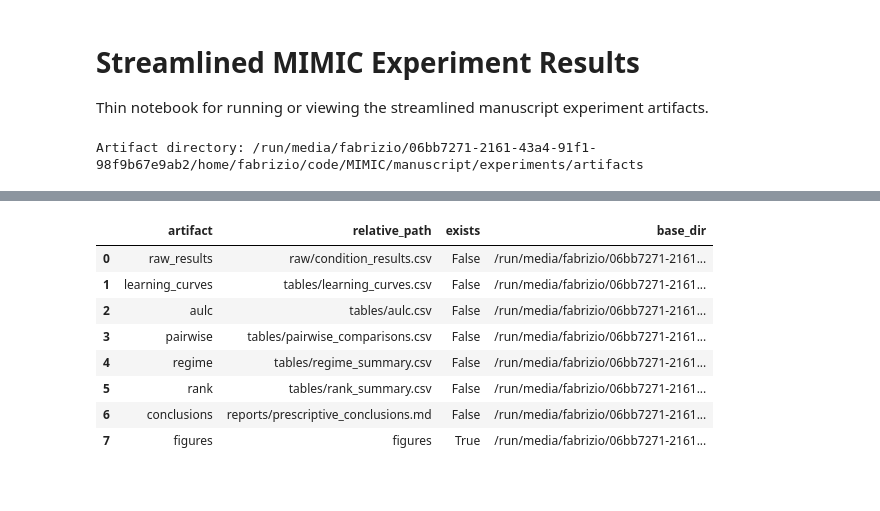
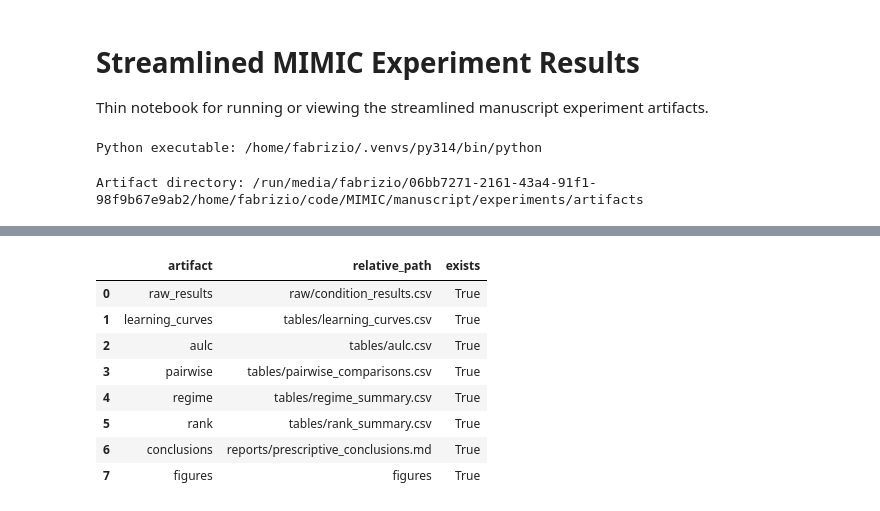
Before and after one commit to fabriziocosta/MIMIC, a Jupyter notebook: manuscript/experiments/notebooks/01_run_or_view_results.ipynb, the cells around one changed output, grey strips where cells are left out. Cells and saved outputs as stored; diff of their text form; code cells hidden in the pictures.

```diff
--- a/manuscript/experiments/notebooks/01_run_or_view_results.ipynb
+++ b/manuscript/experiments/notebooks/01_run_or_view_results.ipynb
@@ -33,6 +33,10 @@ ARTIFACT_DIR = None
 # %%
 from pathlib import Path
 import sys
+import pandas as pd
+
+pd.set_option("display.max_colwidth", None)
+pd.set_option("display.width", 240)
 
 PROJECT_ROOT = Path.cwd()
 while PROJECT_ROOT.name != "MIMIC" and PROJECT_ROOT.parent != PROJECT_ROOT:
@@ -43,34 +47,45 @@ for path in [PROJECT_ROOT / "src", EXPERIMENT_ROOT / "src"]:
     if str(path) not in sys.path:
         sys.path.insert(0, str(path))
 
+print(f"Python executable: {sys.executable}")
+try:
+    import scikit_posthocs
+except ModuleNotFoundError as exc:
+    raise ModuleNotFoundError(
+        "scikit-posthocs is required for critical difference diagrams. "
+        f"Install it in this notebook kernel with: {sys.executable} -m pip install scikit-posthocs"
+    ) from exc
+
 from streamlined.config import artifact_paths, ensure_artifact_dirs, load_config
 from streamlined.datasets import dataset_registry
 from streamlined.runner import artifact_manifest, run_profile
 from streamlined.plotting import plot_critical_difference_diagram, plot_mean_learning_curves, plot_rank_summary
+# %% [output]
+Python executable: /home/fabrizio/.venvs/py314/bin/python
 # %%
 config_path = Path(CONFIG_PATH) if CONFIG_PATH else EXPERIMENT_ROOT / "configs" / f"{PROFILE}.yaml"
 artifact_dir = ARTIFACT_DIR or str(EXPERIMENT_ROOT / "artifacts")
 config = load_config(config_path, artifact_dir=artifact_dir)
 ensure_artifact_dirs(config)
 print(f"Artifact directory: {config.artifact_root}")
 display(dataset_registry())
 manifest = artifact_manifest(config)
-display(manifest[["artifact", "relative_path", "exists", "base_dir"]])
+display(manifest[["artifact", "relative_path", "exists"]])
 # %% [output]
 Artifact directory: /run/media/fabrizio/06bb7271-2161-43a4-91f1-98f9b67e9ab2/home/fabrizio/code/MIMIC/manuscript/experiments/artifacts
 |  | key | name | openml_id | target | n_rows | numeric_features | categorical_features | status |
 | 0 | adult | Adult | 1590 | class | 48842 | 6 | 8 | ready |
 | 1 | bank_marketing | Bank Marketing | 44234 | y | 45211 | 7 | 9 | ready |
 | 2 | default_credit | Default of Credit Card Clients | 42477 | y | 30000 | 14 | 9 | ready |
-|  | artifact | relative_path | exists | base_dir |
-| 0 | raw_results | raw/condition_results.csv | False | /run/media/fabrizio/06bb7271-2161... |
-| 1 | learning_curves | tables/learning_curves.csv | False | /run/media/fabrizio/06bb7271-2161... |
-| 2 | aulc | tables/aulc.csv | False | /run/media/fabrizio/06bb7271-2161... |
-| 3 | pairwise | tables/pairwise_comparisons.csv | False | /run/media/fabrizio/06bb7271-2161... |
-| 4 | regime | tables/regime_summary.csv | False | /run/media/fabrizio/06bb7271-2161... |
-| 5 | rank | tables/rank_summary.csv | False | /run/media/fabrizio/06bb7271-2161... |
-| 6 | conclusions | reports/prescriptive_conclusions.md | False | /run/media/fabrizio/06bb7271-2161... |
-| 7 | figures | figures | True | /run/media/fabrizio/06bb7271-2161... |
+|  | artifact | relative_path | exists |
+| 0 | raw_results | raw/condition_results.csv | True |
+| 1 | learning_curves | tables/learning_curves.csv | True |
+| 2 | aulc | tables/aulc.csv | True |
+| 3 | pairwise | tables/pairwise_comparisons.csv | True |
+| 4 | regime | tables/regime_summary.csv | True |
+| 5 | rank | tables/rank_summary.csv | True |
+| 6 | conclusions | reports/prescriptive_conclusions.md | True |
+| 7 | figures | figures | True |
 # %%
 tables = run_profile(config, run_experiment=RUN_EXPERIMENT, show_progress=SHOW_PROGRESS, restart=RESTART)
 display(tables["raw_results"].head())
```
Also changed, not shown: parts of 3 cells of this notebook, 44 other files.
